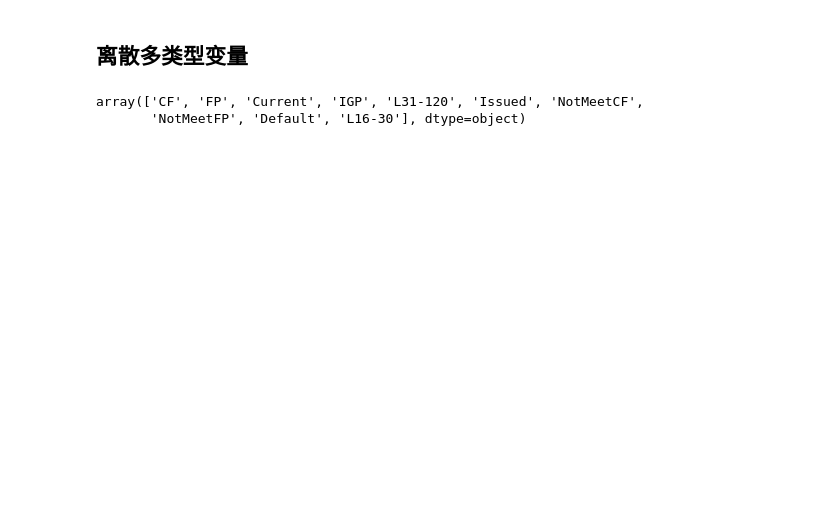
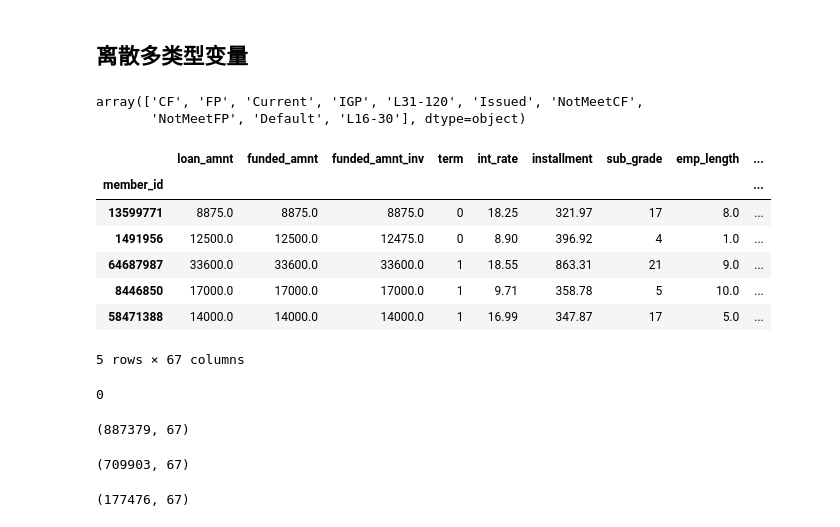
Before and after one commit to tutan123/LoanPrediction, a Jupyter notebook: pre-process.ipynb, the cells around one changed output. Cells and saved outputs as stored; diff of their text form; code cells hidden in the pictures; blank space fills up the shorter version.

```diff
--- a/pre-process.ipynb
+++ b/pre-process.ipynb
@@ -13,8 +13,8 @@ test_df = pd.read_csv(testPath, index_col=0)
 # %%
 # 如果是win系统
 
-#train_df = pd.read_csv('train.csv', index_col=0)
-#test_df = pd.read_csv('test.csv', index_col=0)
+train_df = pd.read_csv('train.csv', index_col=0)
+test_df = pd.read_csv('test.csv', index_col=0)
 # %%
 #去除y值
 y_train = train_df.pop('acc_now_delinq')
@@ -171,3 +196,22 @@ array(['CF', 'FP', 'Current', 'IGP', 'L31-120', 'Issued', 'NotMeetCF',
        'NotMeetFP', 'Default', 'L16-30'], dtype=object)
 # %%
 data = multi_get_dummies(feature_for_dummy,data)
+# %%
+data.head()
+# %% [output]
+|  | loan_amnt | funded_amnt | funded_amnt_inv | term | int_rate | installment | sub_grade | emp_length | ... |
+| member_id |  |  |  |  |  |  |  |  | ... |
+| 13599771 | 8875.0 | 8875.0 | 8875.0 | 0 | 18.25 | 321.97 | 17 | 8.0 | ... |
+| 1491956 | 12500.0 | 12500.0 | 12475.0 | 0 | 8.90 | 396.92 | 4 | 1.0 | ... |
+| 64687987 | 33600.0 | 33600.0 | 33600.0 | 1 | 18.55 | 863.31 | 21 | 9.0 | ... |
+| 8446850 | 17000.0 | 17000.0 | 17000.0 | 1 | 9.71 | 358.78 | 5 | 10.0 | ... |
+| 58471388 | 14000.0 | 14000.0 | 14000.0 | 1 | 16.99 | 347.87 | 17 | 5.0 | ... |
+5 rows × 67 columns
+# %%
+data.isnull().sum().sum()
+# %% [output]
+0
+# %%
+data.shape
+# %% [output]
+(887379, 67)
@@ -173,0 +221,8 @@ data = multi_get_dummies(feature_for_dummy,data)
+# %%
+processed_train_df.shape
+# %% [output]
+(709903, 67)
+# %%
+processed_test_df.shape
+# %% [output]
+(177476, 67)
```
Also changed, not shown: parts of 10 cells of this notebook.
